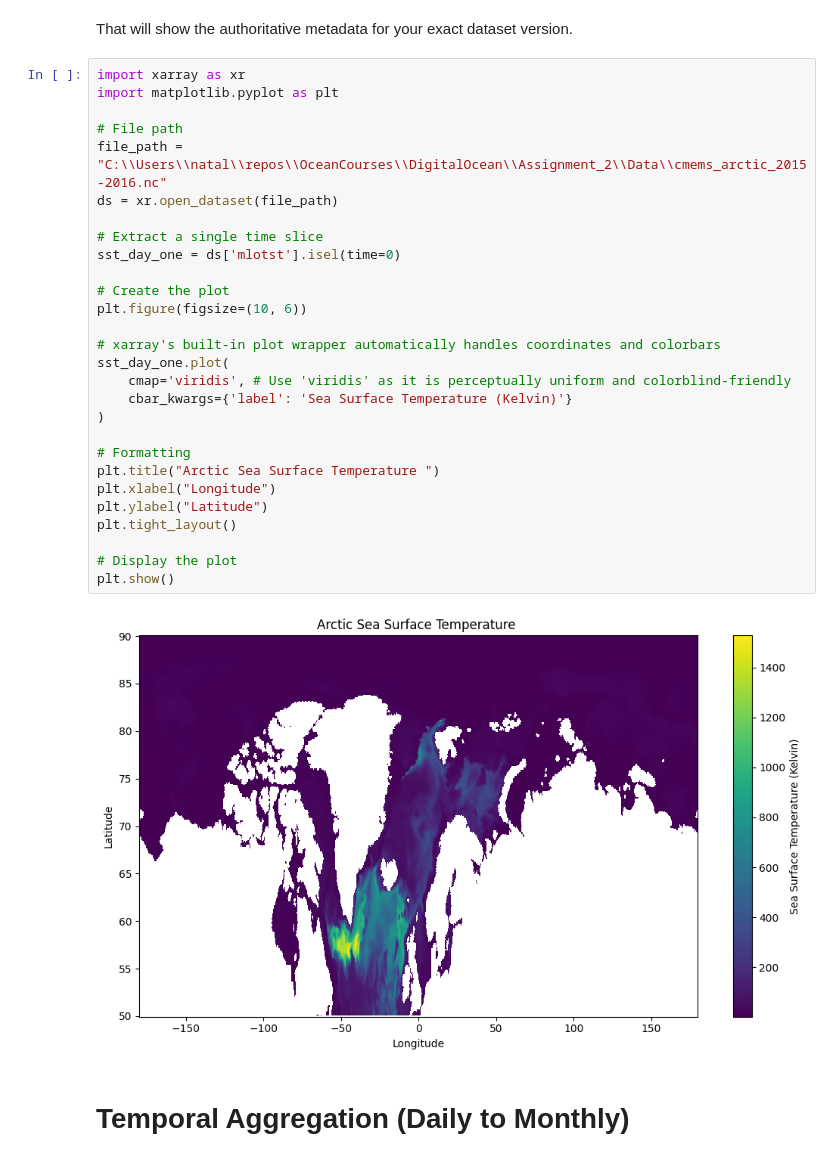
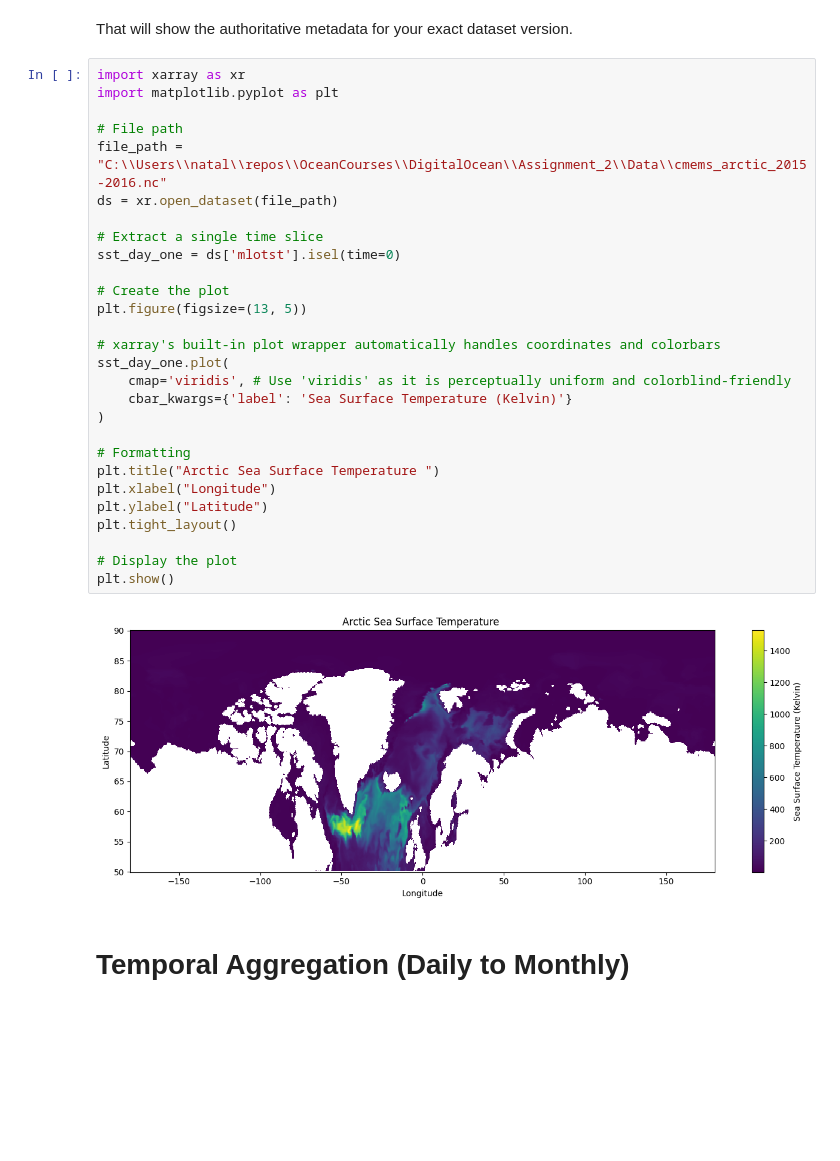
Before and after one commit to natslimak/OceanCourses, a Jupyter notebook: DigitalOcean/Assignment_2/Script.ipynb, the cells around one changed output. Cells and saved outputs as stored; diff of their text form; blank space fills up the shorter version.

```diff
--- a/DigitalOcean/Assignment_2/Script.ipynb
+++ b/DigitalOcean/Assignment_2/Script.ipynb
@@ -55,33 +55,33 @@ That will show the authoritative metadata for your exact dataset version.
 # %%
 import xarray as xr
 import matplotlib.pyplot as plt
 
 # File path
 file_path = "C:\\Users\\natal\\repos\\OceanCourses\\DigitalOcean\\Assignment_2\\Data\\cmems_arctic_2015-2016.nc"
 ds = xr.open_dataset(file_path)
 
 # Extract a single time slice
 sst_day_one = ds['mlotst'].isel(time=0)
 
 # Create the plot
-plt.figure(figsize=(10, 6))
+plt.figure(figsize=(13, 5))
 
 # xarray's built-in plot wrapper automatically handles coordinates and colorbars
 sst_day_one.plot(
     cmap='viridis', # Use 'viridis' as it is perceptually uniform and colorblind-friendly
     cbar_kwargs={'label': 'Sea Surface Temperature (Kelvin)'}
 )
 
 # Formatting
 plt.title("Arctic Sea Surface Temperature ")
 plt.xlabel("Longitude")
 plt.ylabel("Latitude")
 plt.tight_layout()
 
 # Display the plot
 plt.show()
 # %% [output]
-[figure, old version]
+[figure, new version]
 # %% [markdown]
 # Temporal Aggregation (Daily to Monthly)
 # %%
```
Also changed, not shown: 7 other files.
